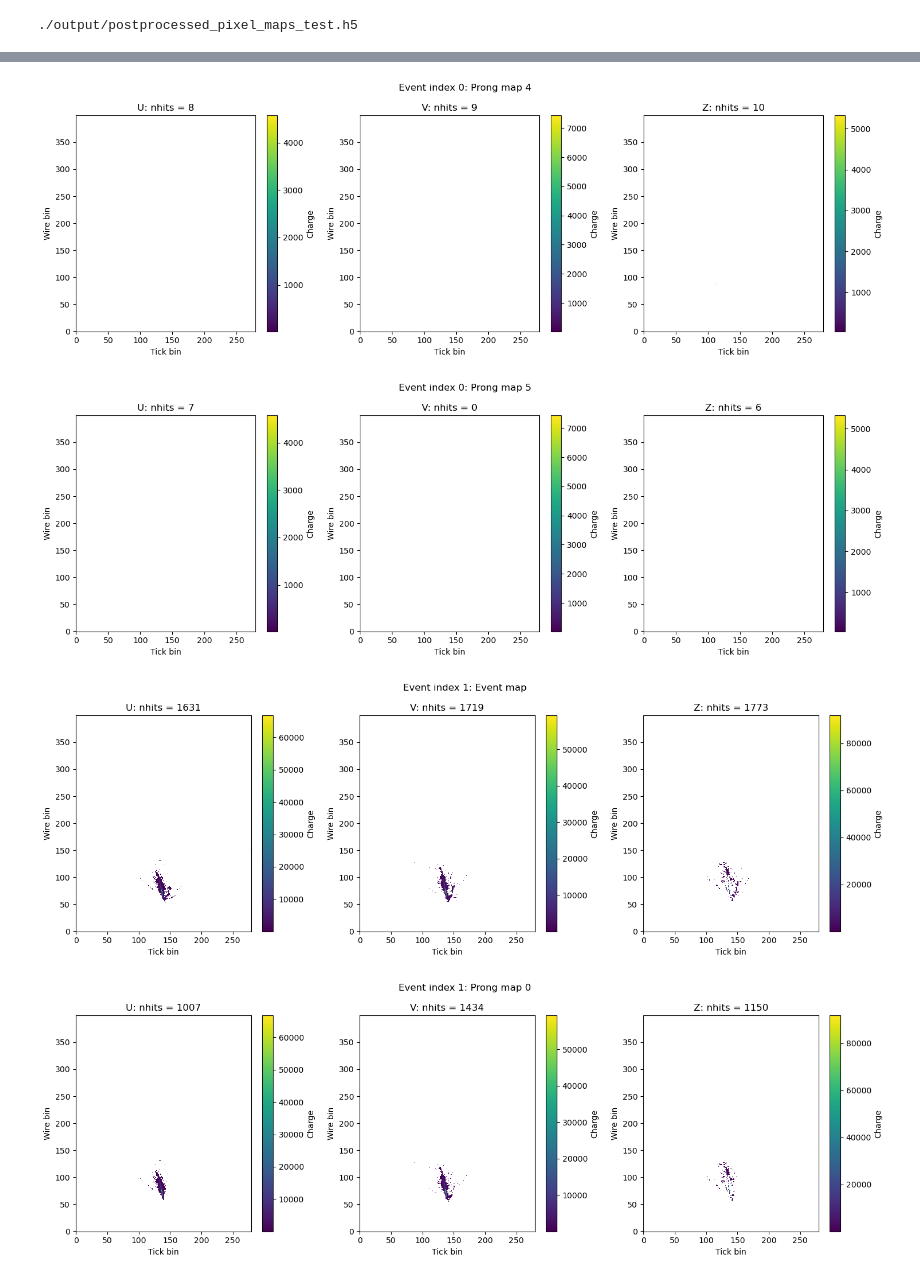
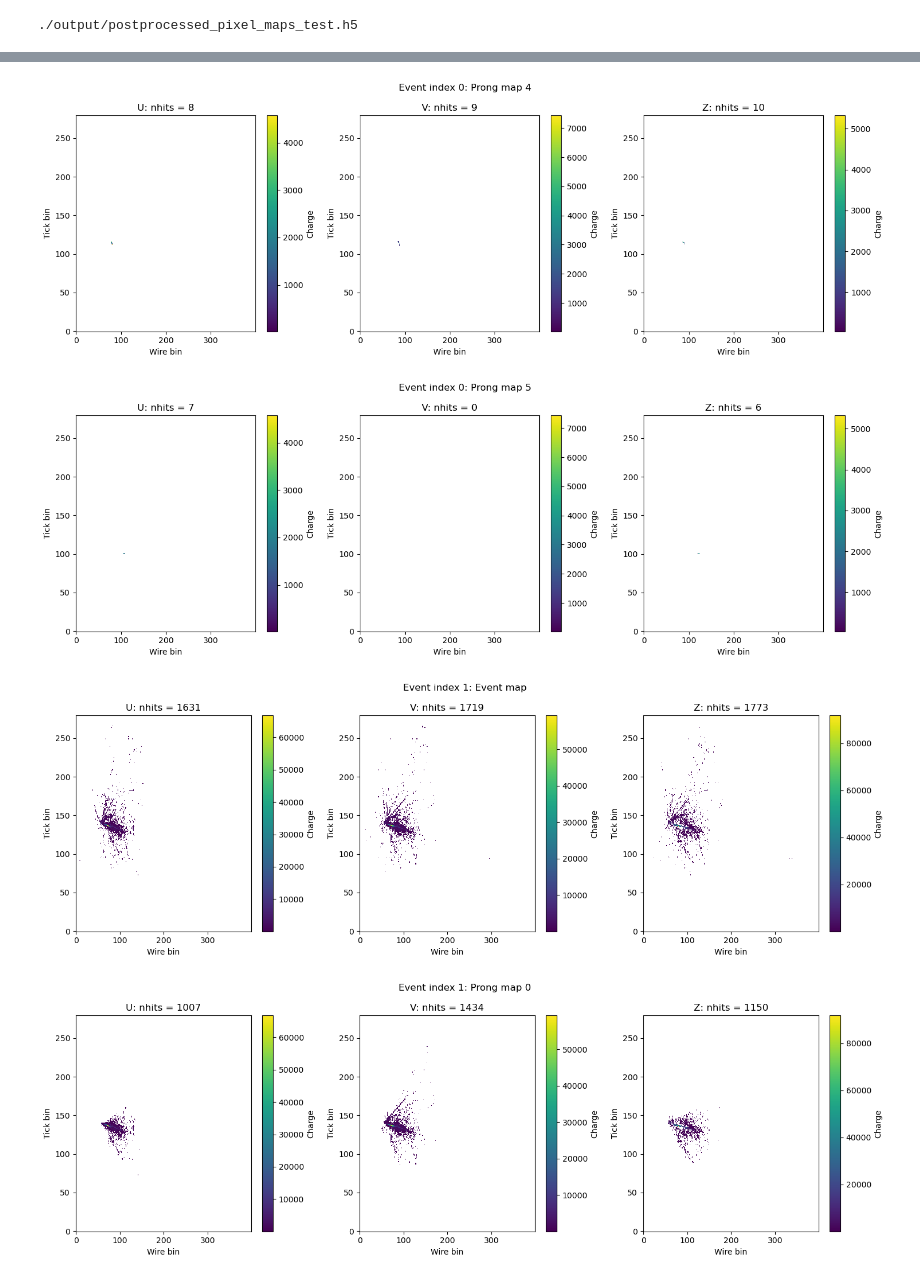
Before and after one commit to binzhang-1237/Preprocessing_DUNE, a Jupyter notebook: Preprocessing_Alejandro/CreateFullySparseDataset.ipynb, the cells around one changed output, grey strips where cells are left out. Cells and saved outputs as stored; diff of their text form; code cells hidden in the pictures.

Commit message:
Fix pixel map rendering and swap display axes

```diff
--- a/Preprocessing_Alejandro/CreateFullySparseDataset.ipynb
+++ b/Preprocessing_Alejandro/CreateFullySparseDataset.ipynb
@@ -877,11 +877,12 @@ def plot_pixel_maps(output_path, event_index):
                 fig.suptitle(f"Event index {event_index}: {title}")
                 for plane, ax in enumerate(axes):
                     pixels = images[map_index, plane]
-                    image = ax.imshow(np.ma.masked_equal(pixels, 0), origin="lower", aspect="auto", cmap="viridis",
+                    image = ax.imshow(np.ma.masked_equal(pixels.T, 0), origin="lower",
+                                      interpolation="nearest", aspect="auto", cmap="viridis",
                                       vmin=color_limits[plane][0], vmax=color_limits[plane][1])
                     ax.set_title(f"{'UVZ'[plane]}: nhits = {np.count_nonzero(pixels)}")
-                    ax.set_xlabel("Tick bin")
-                    ax.set_ylabel("Wire bin")
+                    ax.set_xlabel("Wire bin")
+                    ax.set_ylabel("Tick bin")
                     fig.colorbar(image, ax=ax, label="Charge")
                 fig.tight_layout()
                 plt.show()
@@ -898,4 +899,4 @@ for event_index in range(IDX, IDX + 10):
-[figure, old version]
+[figure, new version]
-[figure, old version]
+[figure, new version]
-[figure, old version]
+[figure, new version]
-[figure, old version]
+[figure, new version]
```
Also changed, not shown: parts of 1 cell of this notebook.
